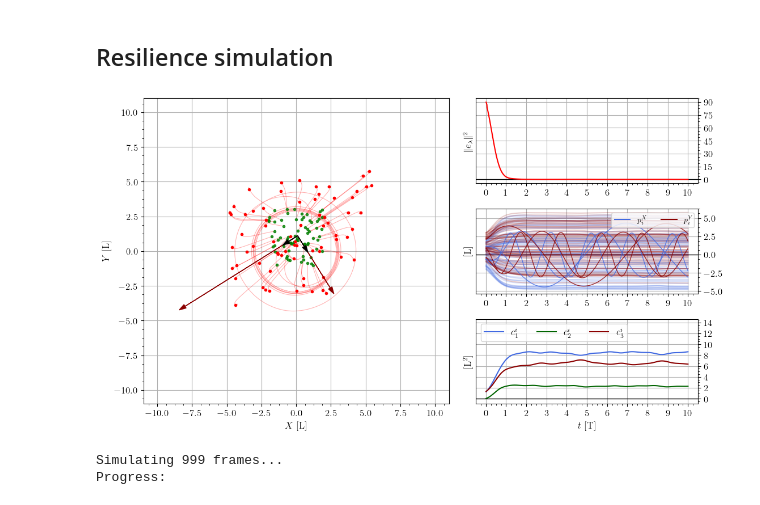
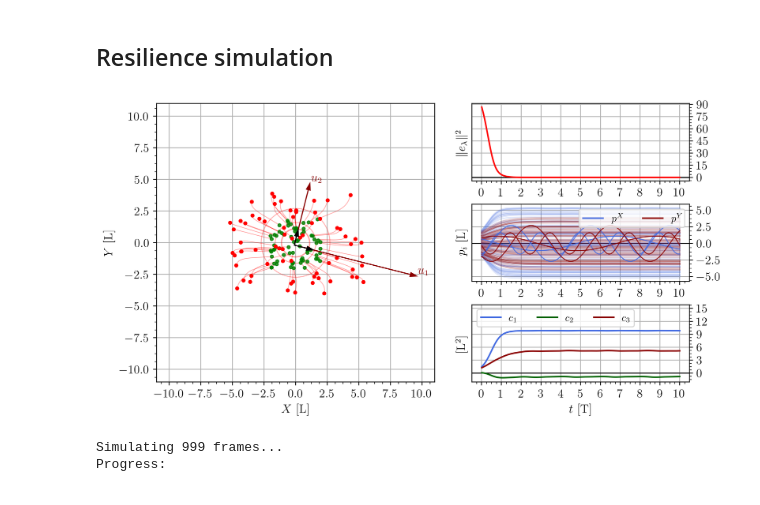
Before and after one commit to Swarm-Systems-Lab/dispersion-formation-control, a Jupyter notebook: notebooks/cfc_sim.ipynb, the cells around one changed output. Saved outputs shown, nothing was run; the diff lists cells and outputs as text; code cells hidden in the pictures.

```diff
--- a/notebooks/cfc_sim.ipynb
+++ b/notebooks/cfc_sim.ipynb
@@ -135,7 +142,7 @@ HTML(anim.to_html5_video()) # It takes a loooot of time...
 # Generate the robots distribution and set the initial positions
 N = 70
 lims = [2, 2]
-rc0 = [0, 1]
+rc0 = [0, 0]
 
 p0 = uniform_distrib(N=N, lims=lims, rc0=rc0)
 
@@ -155,7 +162,7 @@ R1 = R_2D_matrix(np.pi/3*dt)
 R2 = R_2D_matrix(np.pi/2*dt)
 R3 = R_2D_matrix(np.pi/4*dt)
 R4 = R_2D_matrix(np.pi*dt)
-sim.active[-1:-4] = 0
+sim.active[N-4:N] = 0
 
 t_list = np.arange(0, tf, dt)
 for it in tqdm(range(len(t_list))):
@@ -164,8 +171,9 @@ for it in tqdm(range(len(t_list))):
     sim.variables["p"][-3] = (R3 @ sim.variables["p"][-3][:,None]).squeeze()
     sim.variables["p"][-4] = (R4 @ sim.variables["p"][-4][:,None]).squeeze()
     sim.int_euler()
-# %%
-plot_resilience(sim, lim=11, t_sep=1)
-# %% [output]
-[figure, removed]
+# %%
+plot_resilience(sim, lim=11, dpi=400, figsize=(10,5), t_sep=1)
+# plot_resilience_small(sim, lim=11, dpi=400, figsize=(10,5), t_sep=1)
+# %% [output]
+[figure, added]
 # %%
```
Also changed, not shown: parts of 7 cells of this notebook, 4 other files.
